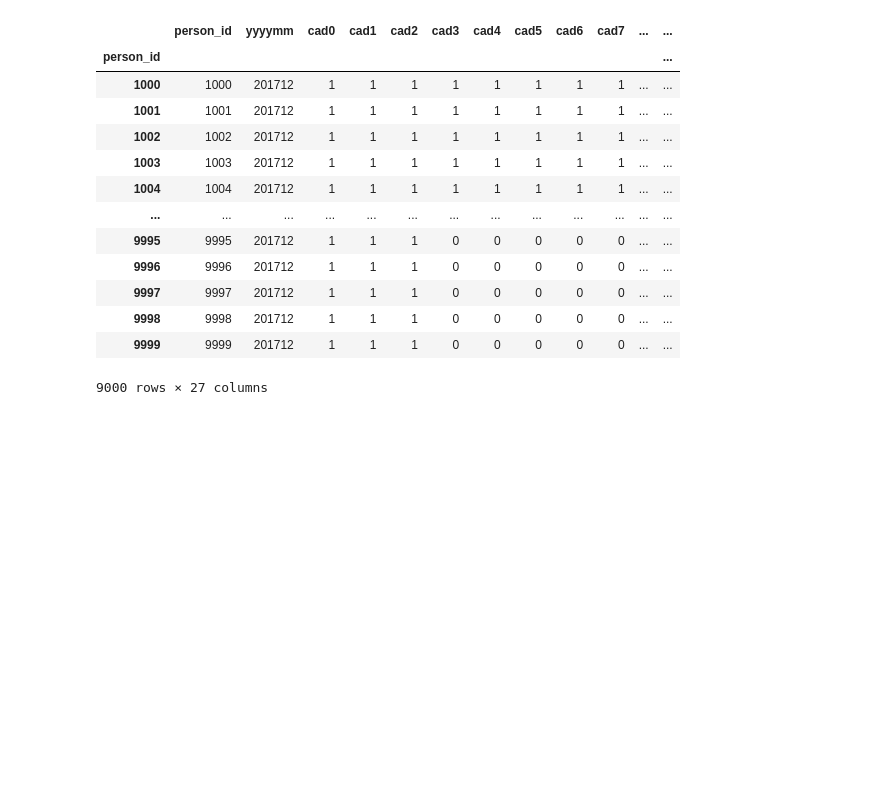
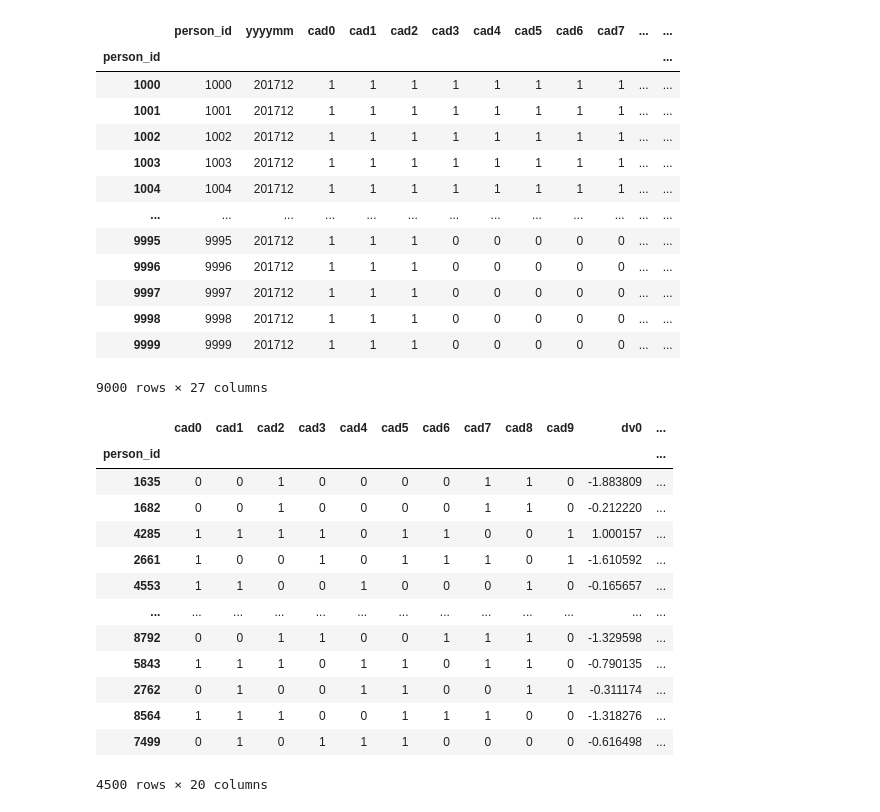
Before and after one commit to nafis-neehal/CDPHP_Evaluation, a Jupyter notebook: modeling.ipynb, the cells around one changed output. Saved outputs shown, nothing was run; the diff lists cells and outputs as text; code cells hidden in the pictures; blank space fills up the shorter version.

```diff
--- a/modeling.ipynb
+++ b/modeling.ipynb
@@ -113,6 +113,23 @@ train_X, test_X, train_y, test_y = train_test_split(X, y,
                                                     test_size=0.5,
                                                     random_state=123,
                                                     stratify=y)
+# %%
+test_X
+# %% [output]
+|  | cad0 | cad1 | cad2 | cad3 | cad4 | cad5 | cad6 | cad7 | cad8 | cad9 | dv0 | ... |
+| person_id |  |  |  |  |  |  |  |  |  |  |  | ... |
+| 1635 | 0 | 0 | 1 | 0 | 0 | 0 | 0 | 1 | 1 | 0 | -1.883809 | ... |
+| 1682 | 0 | 0 | 1 | 0 | 0 | 0 | 0 | 1 | 1 | 0 | -0.212220 | ... |
+| 4285 | 1 | 1 | 1 | 1 | 0 | 1 | 1 | 0 | 0 | 1 | 1.000157 | ... |
+| 2661 | 1 | 0 | 0 | 1 | 0 | 1 | 1 | 1 | 0 | 1 | -1.610592 | ... |
+| 4553 | 1 | 1 | 0 | 0 | 1 | 0 | 0 | 0 | 1 | 0 | -0.165657 | ... |
+| ... | ... | ... | ... | ... | ... | ... | ... | ... | ... | ... | ... | ... |
+| 8792 | 0 | 0 | 1 | 1 | 0 | 0 | 1 | 1 | 1 | 0 | -1.329598 | ... |
+| 5843 | 1 | 1 | 1 | 0 | 1 | 1 | 0 | 1 | 1 | 0 | -0.790135 | ... |
+| 2762 | 0 | 1 | 0 | 0 | 1 | 1 | 0 | 0 | 1 | 1 | -0.311174 | ... |
+| 8564 | 1 | 1 | 1 | 0 | 0 | 1 | 1 | 1 | 0 | 0 | -1.318276 | ... |
+| 7499 | 0 | 1 | 0 | 1 | 1 | 1 | 0 | 0 | 0 | 0 | -0.616498 | ... |
+4500 rows × 20 columns
 # %%
 train_predict, test_predict, trained_models= Modeling.perform_classification(train_X, test_X, train_y, test_y)
 # %% [output]
```
Also changed, not shown: parts of 3 cells of this notebook, 34 other files.
